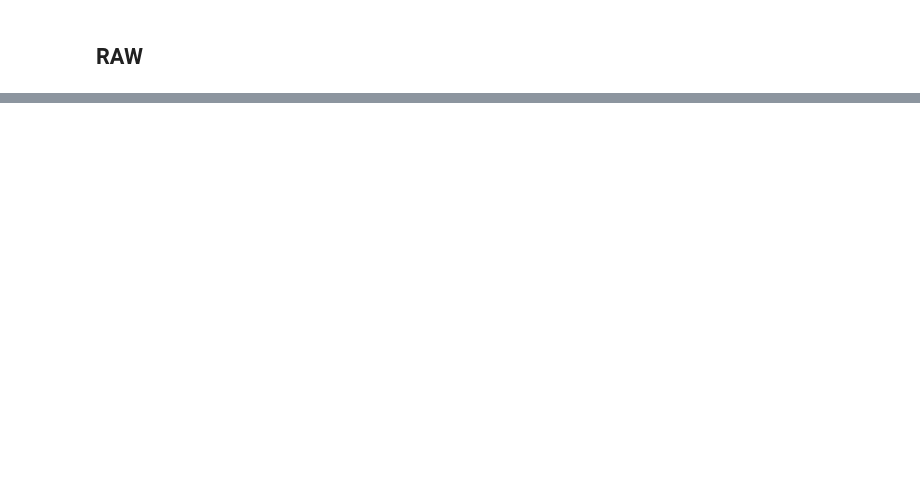
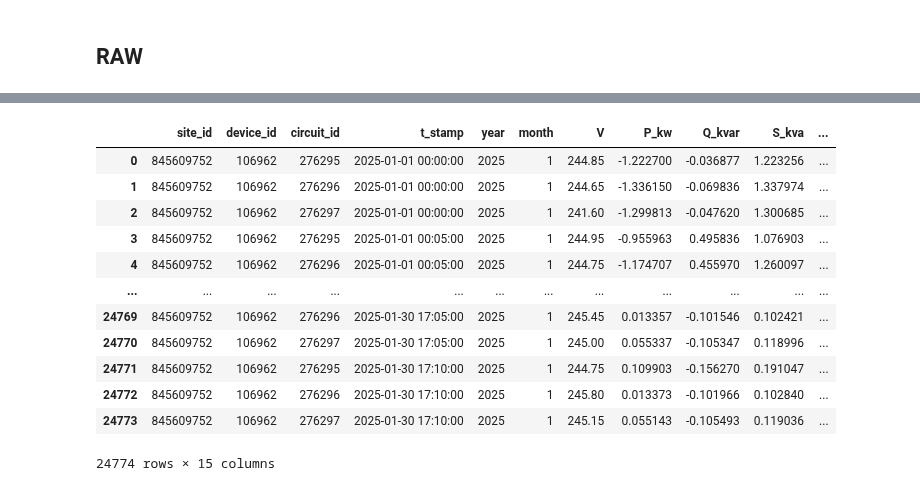
Before and after one commit to UNSW-CEEM/CICCADA, a Jupyter notebook: bms_sa_review/ami_data_analysis/notebooks/draft.ipynb, the cells around one changed output, grey strips where cells are left out. Cells and saved outputs as stored; diff of their text form; code cells hidden in the pictures; blank space fills up the shorter version.

```diff
--- a/bms_sa_review/ami_data_analysis/notebooks/draft.ipynb
+++ b/bms_sa_review/ami_data_analysis/notebooks/draft.ipynb
@@ -272,9 +400,9 @@ columns = duckdb.query(f"""
 
 print(columns)
 # %%
-site_id = "360624571"
+site_id = 931508817
 circuit_id = 515629
-month = "2025-03"
+month = "2025-02"
 # %%
 query = f"""
     SELECT *
@@ -340,0 +453,31 @@ load3_pv3
+# %%
+import duckdb
+import pandas as pd
+
+con = duckdb.connect()
+
+def read_table(table_name, site_id=None, columns="*"):
+    where = f"WHERE site_id = {site_id}" if site_id is not None else ""
+    return con.sql(f"""
+        SELECT {columns} FROM read_parquet(
+            '{(Config.STORE_DIR / table_name).as_posix()}/dt_month=*/*.parquet',
+            hive_partitioning=1)
+        {where}
+        ORDER BY t_stamp
+    """).df()
+# %%
+# how many sites/rows landed in each table
+for t in ("ami_raw", "ami_meter", "ami_raw_phaseseparate"):
+    n = con.sql(f"""
+        SELECT count(DISTINCT site_id) AS n_sites, count(*) AS n_rows
+        FROM read_parquet('{(Config.STORE_DIR / t).as_posix()}/dt_month=*/*.parquet', hive_partitioning=1)
+    """).df()
+    print(t, n.to_dict("records")[0])
+
+# site's ground truth
+site_id = 845609752
+df_raw = read_table("ami_raw", site_id)
+df_meter = read_table("ami_meter", site_id)
+df_phase = read_table("ami_raw_phaseseparate", site_id)
+
+df_raw.head()
@@ -340,0 +494,16 @@ load3_pv3
+# %%
+df_meter
+# %% [output]
+|  | site_id | device_id | circuit_id | t_stamp | year | month | V | P_kw | Q_kvar | S_kva | ... |
+| 0 | 845609752 | 106962 | 276295 | 2025-01-01 00:00:00 | 2025 | 1 | 244.85 | -1.222700 | -0.036877 | 1.223256 | ... |
+| 1 | 845609752 | 106962 | 276296 | 2025-01-01 00:00:00 | 2025 | 1 | 244.65 | -1.336150 | -0.069836 | 1.337974 | ... |
+| 2 | 845609752 | 106962 | 276297 | 2025-01-01 00:00:00 | 2025 | 1 | 241.60 | -1.299813 | -0.047620 | 1.300685 | ... |
+| 3 | 845609752 | 106962 | 276295 | 2025-01-01 00:05:00 | 2025 | 1 | 244.95 | -0.955963 | 0.495836 | 1.076903 | ... |
+| 4 | 845609752 | 106962 | 276296 | 2025-01-01 00:05:00 | 2025 | 1 | 244.75 | -1.174707 | 0.455970 | 1.260097 | ... |
+| ... | ... | ... | ... | ... | ... | ... | ... | ... | ... | ... | ... |
+| 24769 | 845609752 | 106962 | 276296 | 2025-01-30 17:05:00 | 2025 | 1 | 245.45 | 0.013357 | -0.101546 | 0.102421 | ... |
+| 24770 | 845609752 | 106962 | 276297 | 2025-01-30 17:05:00 | 2025 | 1 | 245.00 | 0.055337 | -0.105347 | 0.118996 | ... |
+| 24771 | 845609752 | 106962 | 276295 | 2025-01-30 17:10:00 | 2025 | 1 | 244.75 | 0.109903 | -0.156270 | 0.191047 | ... |
+| 24772 | 845609752 | 106962 | 276296 | 2025-01-30 17:10:00 | 2025 | 1 | 245.80 | 0.013373 | -0.101966 | 0.102840 | ... |
+| 24773 | 845609752 | 106962 | 276297 | 2025-01-30 17:10:00 | 2025 | 1 | 245.15 | 0.055143 | -0.105493 | 0.119036 | ... |
+24774 rows × 15 columns
```
Also changed, not shown: parts of 28 cells of this notebook, 7 other files.
